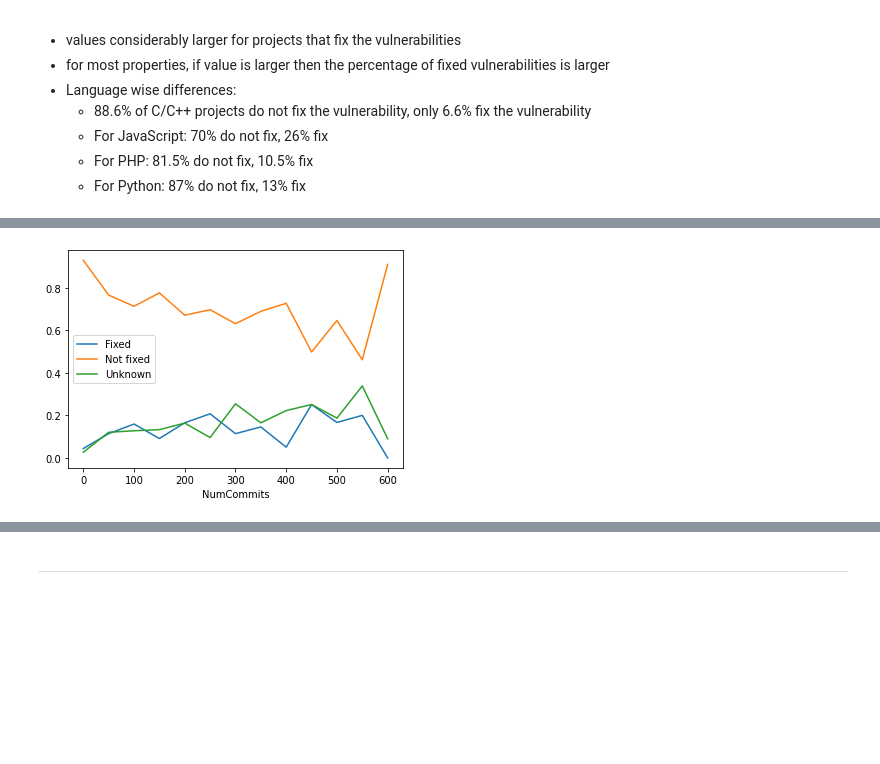
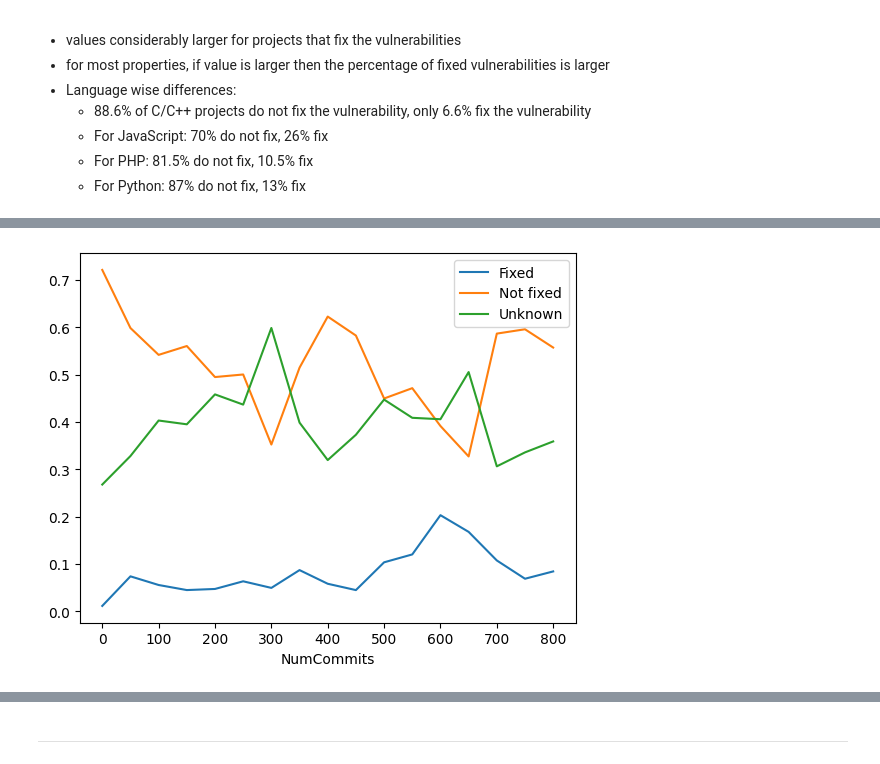
Before and after one commit to woc-hack/kjd, a Jupyter notebook: Data analysis.ipynb, the cells around one changed output, grey strips where cells are left out. Drawn from its saved outputs; the diff is of its cells as text; code cells hidden in the pictures; blank space fills up the shorter version.

Commit message:
Updated with analysis of new data

```diff
--- a/Data analysis.ipynb
+++ b/Data analysis.ipynb
@@ -510,3 +510,7 @@ df = pd.read_csv("../kjd-tmp/out.11.1.cve100/final_report_values.csv")
+# %%
+import pandas as pd
+
+df = pd.read_csv("../final_report_values.csv")
 # %%
 df.head()
 # %% [output]
@@ -828,3 +875,5 @@ df.groupby('CVE')["status"].value_counts(normalize = True).unstack().reset_index
+# %%
+df.status = df.status.str.strip()
 # %%
 df[df.status == 'fixed'].groupby('CVE')['Project'].nunique().describe()
 # %% [output]
@@ -865,6 +930,9 @@ Name: Project, dtype: float64
 ### RQ3: How long does it take to fix a cloned vulnerability?
 
 - Plot survival time over time (+ the variance?)
+# %%
+import numpy as np
+df['TimeSinceFix'] = pd.to_numeric(df[df['TimeSinceFix'] != " "]['TimeSinceFix'])
 # %%
 df['TimeSinceFix'].describe()
 # %% [output]
@@ -1143,7 +1213,7 @@ def plotByValueIncreasing(key, step, data, limit, numeric = False):
     lower = 0
 
     if numeric == False:
-        data = data[(data[key].str.isnumeric() == True)]
+        data = data[(data[key].str.strip().str.isnumeric() == True)]
 
     data = data[~(pd.isna(data[key]))]
 
@@ -1183,5 +1259,5 @@ Name: NumCommits, Length: 95734, dtype: bool
 # %%
-plotByValueIncreasing("NumCommits", 50, df, 600)
+plotByValueIncreasing("NumCommits", 50, df, 800)
 # %% [output]
-[figure, old version]
+[figure, new version]
 # %%
```
Also changed, not shown: parts of 129 cells of this notebook.
